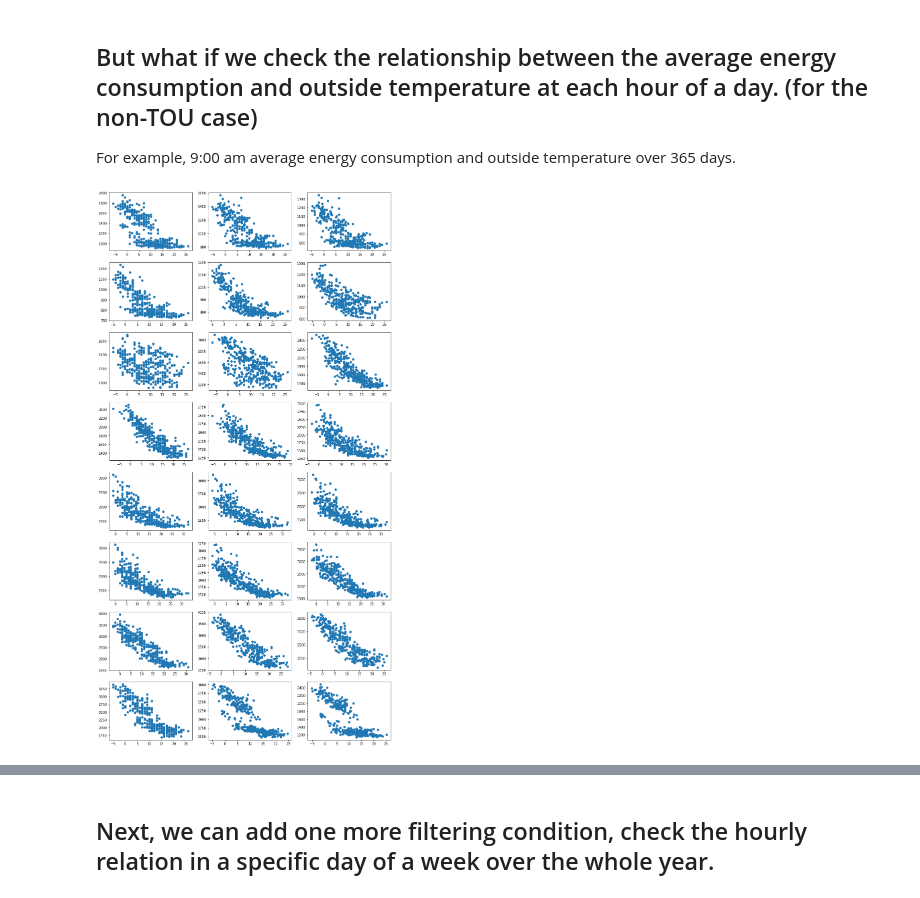
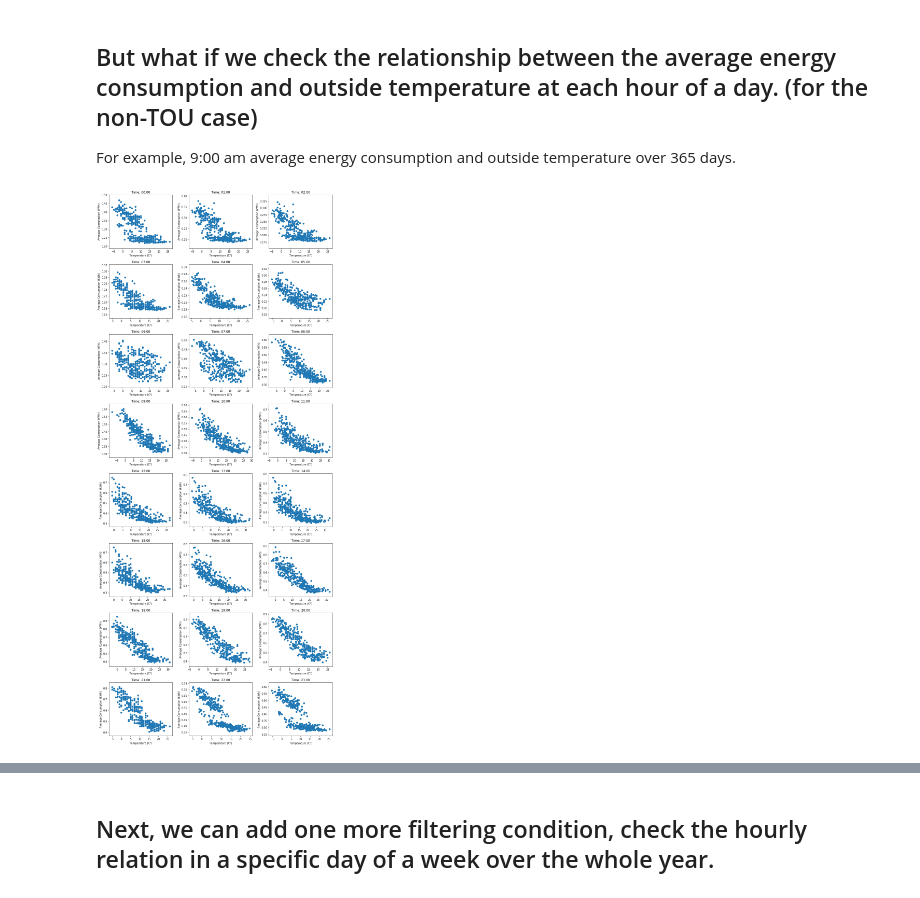
Before and after one commit to robinsxdgi/Demand-Response, a Jupyter notebook: PreferenceLearning.ipynb, the cells around one changed output, grey strips where cells are left out. Saved outputs shown, nothing was run; the diff lists cells and outputs as text; code cells hidden in the pictures.

```diff
--- a/PreferenceLearning.ipynb
+++ b/PreferenceLearning.ipynb
@@ -404,13 +404,19 @@ plt.show()
 For example, 9:00 am average energy consumption and outside temperature over 365 days.
 # %%
 # Show the elements in Average column such that they are hourly energy consumption v.s. temperature over 365 days
-plt.figure(figsize = (15,30))
+fig_all = plt.figure(figsize = (13,30))
 for i in range(24):
-    plt.subplot(8, 3, i + 1)
+    ax = fig_all.add_subplot(8, 3, i + 1)
     if i <= 9:
-        plt.scatter(df_wea1h.TempC[df_wea1h.GMT.str.contains('0' + str(i) + ':00:00')], df_Ntou1h.Total[df_Ntou1h.GMT.str.contains('0' + str(i) + ':00:00')] )
+        ax.scatter(df_wea1h.TempC[df_wea1h.GMT.str.contains('0' + str(i) + ':00:00')], df_Ntou1h.Average[df_Ntou1h.GMT.str.contains('0' + str(i) + ':00:00')] )
+        ax.set_title('Time: 0' + str(i) + ':00')
+        ax.set_xlabel(r'Temperature (C$^o$)')
+        ax.set_ylabel('Average Consumption (kWh)')
     else:
-        plt.scatter(df_wea1h.TempC[df_wea1h.GMT.str.contains(str(i) + ':00:00')], df_Ntou1h.Total[df_Ntou1h.GMT.str.contains(str(i) + ':00:00')] )
-plt.show()
+        ax.scatter(df_wea1h.TempC[df_wea1h.GMT.str.contains(str(i) + ':00:00')], df_Ntou1h.Average[df_Ntou1h.GMT.str.contains(str(i) + ':00:00')] )
+        ax.set_title('Time: ' + str(i) + ':00')
+        ax.set_xlabel(r'Temperature (C$^o$)')
+        ax.set_ylabel('Average Consumption (kWh)')
+plt.tight_layout()
 # %% [output]
-[figure, old version]
+[figure, new version]
```
Also changed, not shown: parts of 7 cells of this notebook.
